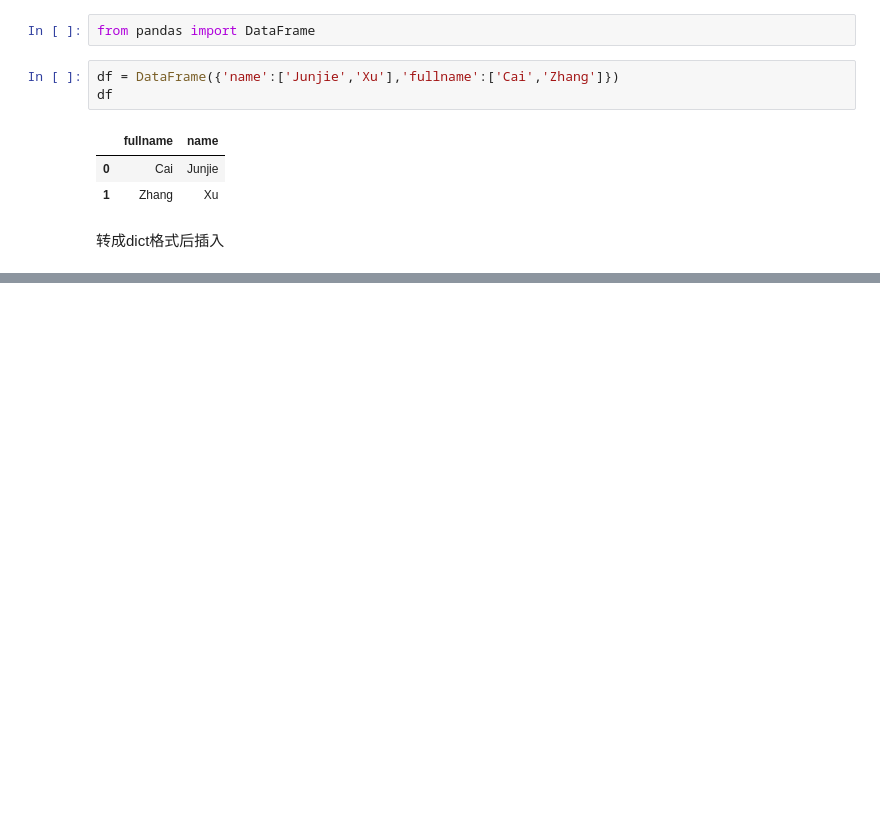
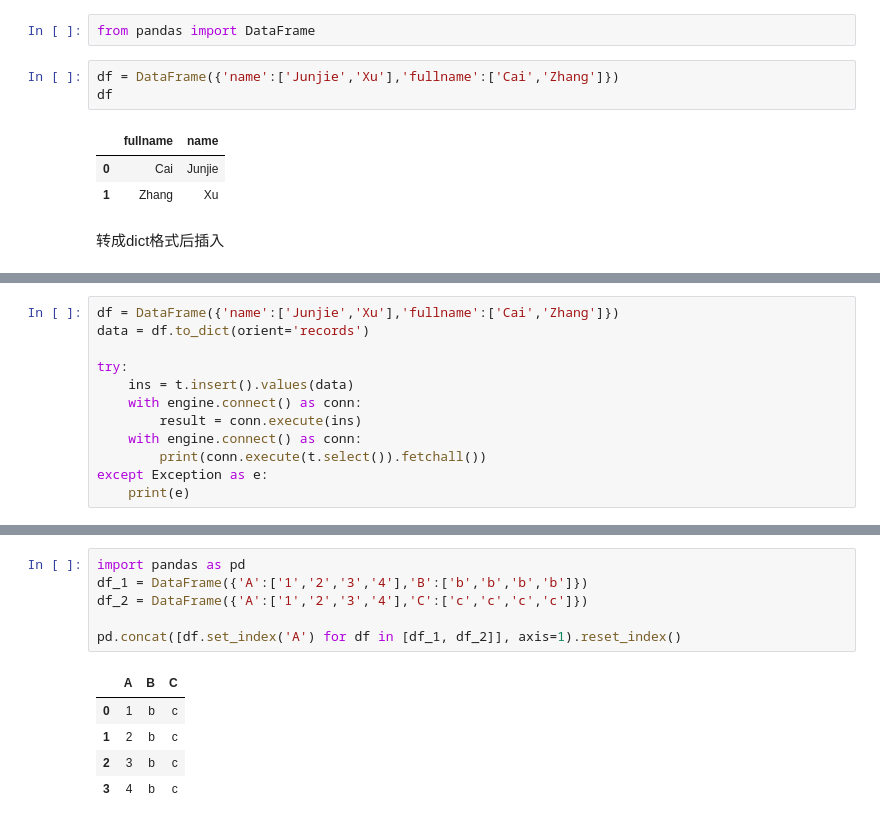
Before and after one commit to tade0726/jupyter_labs, a Jupyter notebook: exolution/0009_sqlalchemy/sqlalchemy_intro.ipynb, the cells around one changed output, grey strips where cells are left out. Drawn from its saved outputs; the diff is of its cells as text; blank space fills up the shorter version.

```diff
--- a/exolution/0009_sqlalchemy/sqlalchemy_intro.ipynb
+++ b/exolution/0009_sqlalchemy/sqlalchemy_intro.ipynb
@@ -217,0 +294,12 @@ with engine.connect() as conn:
+# %%
+df = DataFrame({'name':['Junjie','Xu'],'fullname':['Cai','Zhang']})
+data = df.to_dict(orient='records')
+
+try:
+    ins = t.insert().values(data)
+    with engine.connect() as conn:
+        result = conn.execute(ins)
+    with engine.connect() as conn:
+        print(conn.execute(t.select()).fetchall())
+except Exception as e:
+    print(e)
@@ -217,0 +703,12 @@ with engine.connect() as conn:
+# %%
+import pandas as pd
+df_1 = DataFrame({'A':['1','2','3','4'],'B':['b','b','b','b']})
+df_2 = DataFrame({'A':['1','2','3','4'],'C':['c','c','c','c']})
+
+pd.concat([df.set_index('A') for df in [df_1, df_2]], axis=1).reset_index()
+# %% [output]
+|  | A | B | C |
+| 0 | 1 | b | c |
+| 1 | 2 | b | c |
+| 2 | 3 | b | c |
+| 3 | 4 | b | c |
```
Also changed, not shown: parts of 80 cells of this notebook, 6 other files.
